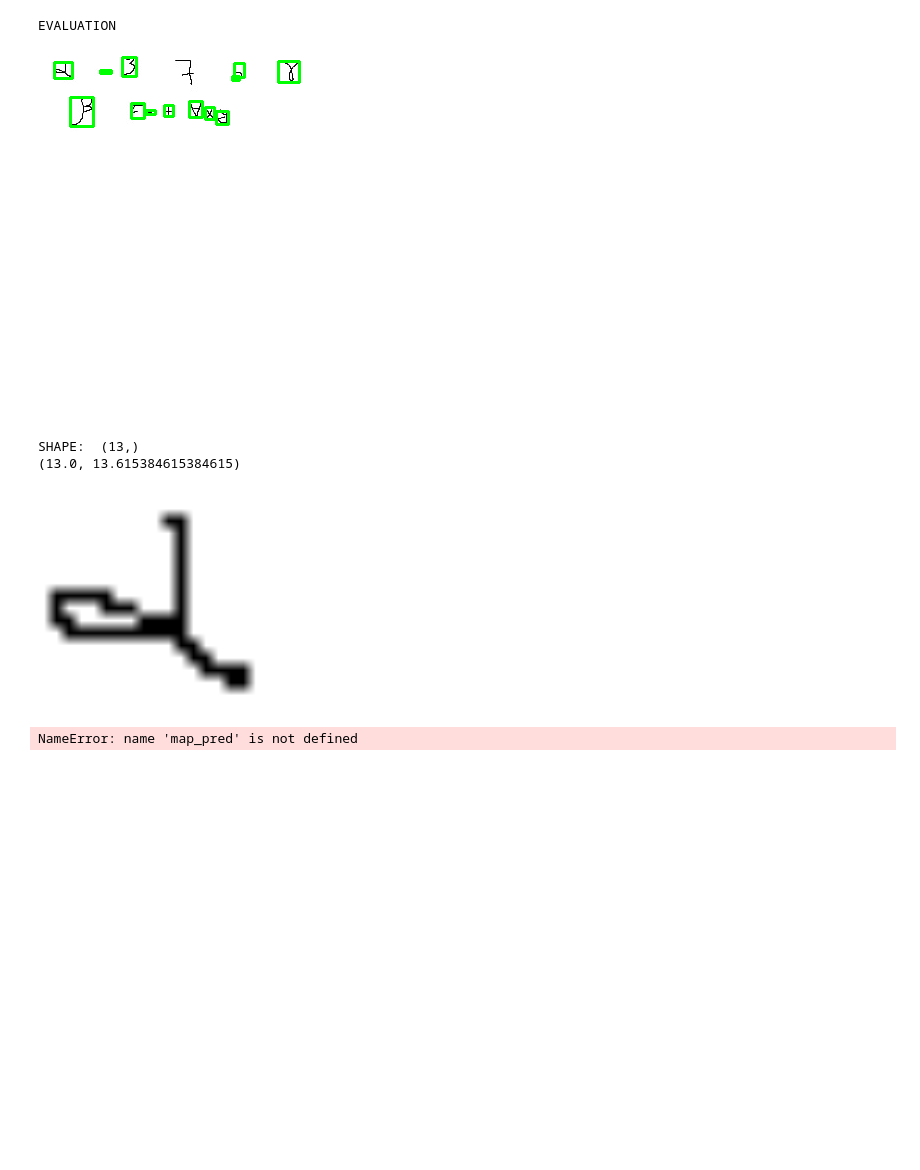
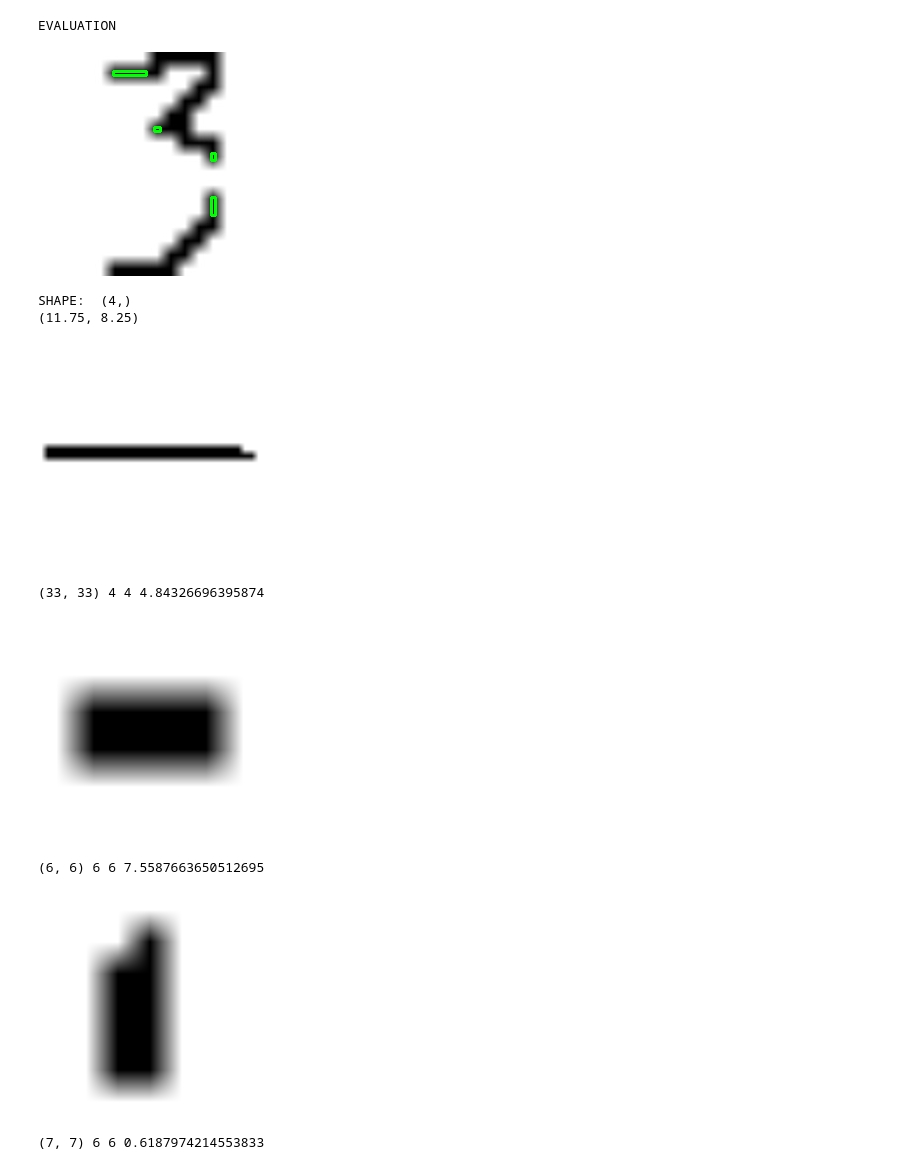
Before and after one commit to sawwere/Math_recognition, a Jupyter notebook: CharacterRecognition.ipynb, the cells around one changed output. Cells and saved outputs as stored; diff of their text form; code cells hidden in the pictures; blank space fills up the shorter version.

```diff
--- a/CharacterRecognition.ipynb
+++ b/CharacterRecognition.ipynb
@@ -351,12 +351,16 @@ print('EVALUATION')
 # %% [output]
 EVALUATION
 # %%
-s = img_to_str(model, 'TEST/5.jpg', 1)
+s = img_to_str(model, 'TEST/1.jpg', 1)
 print('RESULT:')
 print(s)
 # %% [output]
-[figure, old version]
+[figure, new version]
-SHAPE:  (13,)
-(13.0, 13.615384615384615)
+SHAPE:  (4,)
+(11.75, 8.25)
-[figure, old version]
+[figure, new version]
-NameError: name 'map_pred' is not defined
+(33, 33) 4 4 4.84326696395874
+[figure, added]
+(6, 6) 6 6 7.5587663650512695
+[figure, added]
+(7, 7) 6 6 0.6187974214553833
```
Also changed, not shown: parts of 3 cells of this notebook, 4 other files.
